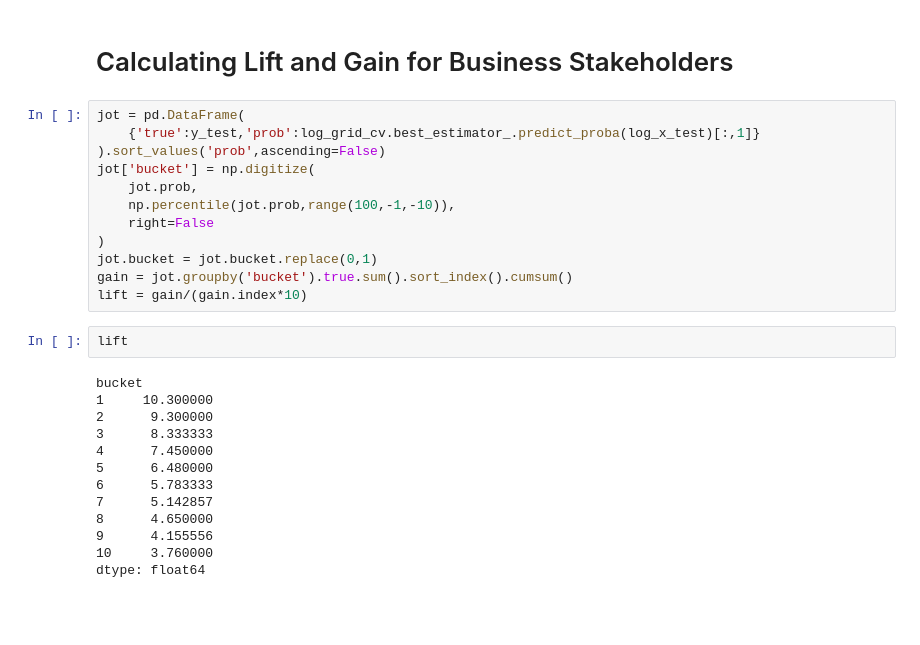
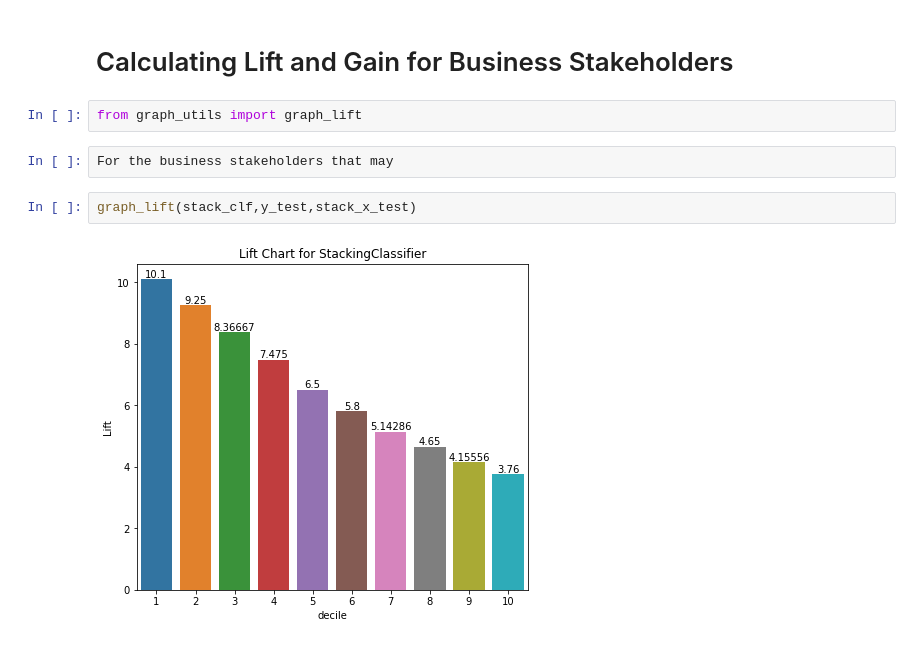
Before and after one commit to Jeff-ChenFan-Wang/TelecomChurnAnalysis, a Jupyter notebook: Model.ipynb, the cells around one changed output. Cells and saved outputs as stored; diff of their text form; blank space fills up the shorter version.

Commit message:
stack finished, maybe toc?

```diff
--- a/Model.ipynb
+++ b/Model.ipynb
@@ -320,30 +328,11 @@ graph_estimator_cmat(
 [figure]
 # %% [markdown]
 # Calculating Lift and Gain for Business Stakeholders
-# %%
-jot = pd.DataFrame(
-    {'true':y_test,'prob':log_grid_cv.best_estimator_.predict_proba(log_x_test)[:,1]}
-).sort_values('prob',ascending=False)
-jot['bucket'] = np.digitize(
-    jot.prob,
-    np.percentile(jot.prob,range(100,-1,-10)),
-    right=False
-)
-jot.bucket = jot.bucket.replace(0,1)
-gain = jot.groupby('bucket').true.sum().sort_index().cumsum()
-lift = gain/(gain.index*10)
-# %%
-lift
-# %% [output]
-bucket
-1     10.300000
-2      9.300000
-3      8.333333
-4      7.450000
-5      6.480000
-6      5.783333
-7      5.142857
-8      4.650000
-9      4.155556
-10     3.760000
-dtype: float64
+# %%
+from graph_utils import graph_lift
+# %%
+For the business stakeholders that may
+# %%
+graph_lift(stack_clf,y_test,stack_x_test)
+# %% [output]
+[figure, added]
```
Also changed, not shown: parts of 7 cells of this notebook, 1 other file.
